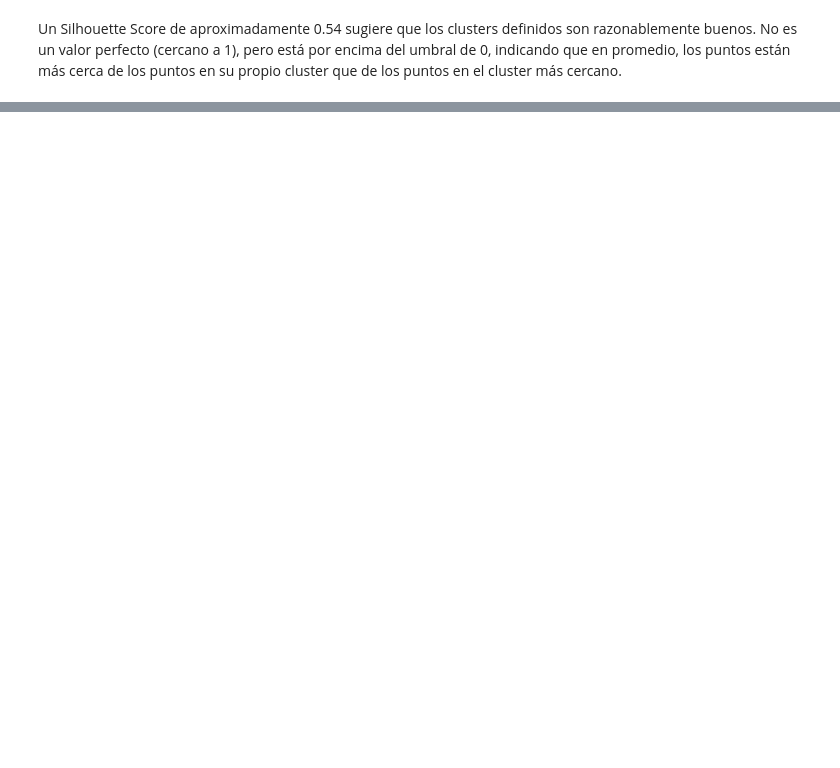
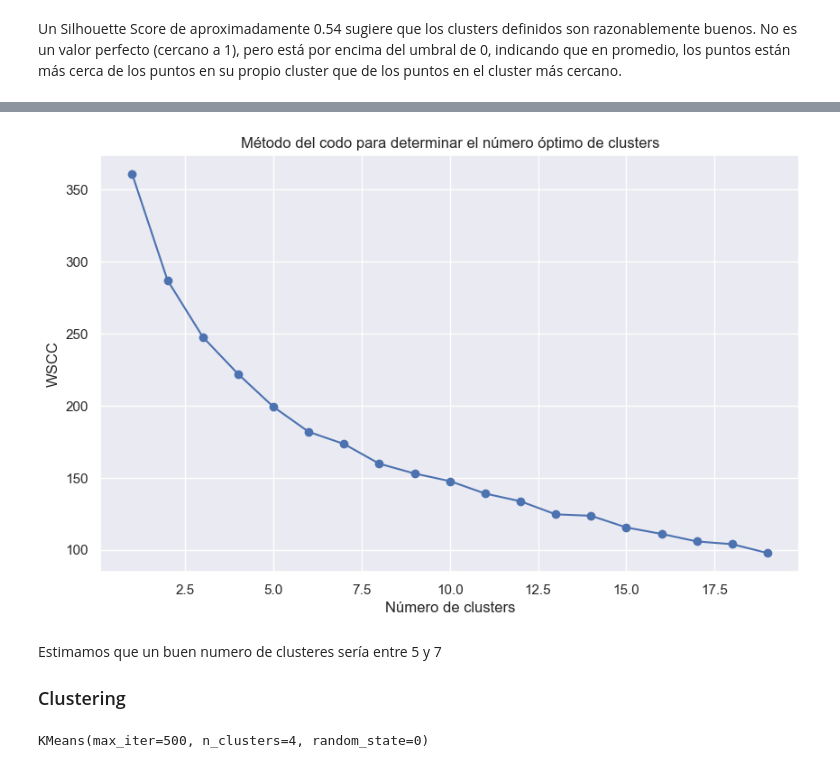
Before and after one commit to LeivaDiego/Proyecto-Mineria, a Jupyter notebook: IPC_EDA_V2.ipynb, the cells around one changed output, grey strips where cells are left out. Drawn from its saved outputs; the diff is of its cells as text; code cells hidden in the pictures; blank space fills up the shorter version.

Commit message:
nuevo cluster

```diff
--- a/IPC_EDA_V2.ipynb
+++ b/IPC_EDA_V2.ipynb
@@ -1109,0 +1164,5 @@ Un Silhouette Score de aproximadamente 0.54 sugiere que los clusters definidos s
+# %%
+new_df.fillna(value=new_df.mean(), inplace=True)
+
+null_counts = new_df.isnull().sum()
+print(null_counts)
@@ -1109,0 +1189,3 @@ Un Silhouette Score de aproximadamente 0.54 sugiere que los clusters definidos s
+# %%
+scaler = MinMaxScaler()
+new_df_encoded = scaler.fit_transform(new_df)
@@ -1109,0 +1194,13 @@ Un Silhouette Score de aproximadamente 0.54 sugiere que los clusters definidos s
+# %%
+#Calcular que tan similares son los individuos dentro de los clusters
+wscc = [] #Within cluster sum of squares
+
+# Rango de número de clusters a probar
+range_clusters = range(1, 20)
+
+for i in range_clusters:
+    kmeans = KMeans(n_clusters=i, init='k-means++', max_iter=300, n_init=10, random_state=42)
+    kmeans.fit(new_df_encoded) #Aplicamos KMeans a los datos
+    wscc.append(kmeans.inertia_)
+
+wscc
@@ -1109,0 +1227,18 @@ Un Silhouette Score de aproximadamente 0.54 sugiere que los clusters definidos s
+# %%
+plt.figure(figsize=(10, 6))
+plt.plot(range_clusters, wscc, marker='o')
+plt.title('Método del codo para determinar el número óptimo de clusters')
+plt.xlabel('Número de clusters')
+plt.ylabel('WSCC')
+plt.grid(True)
+plt.show()
+# %% [output]
+[figure, added]
+# %% [markdown]
+Estimamos que un buen numero de clusteres sería entre 5 y 7
+### Clustering
+# %%
+clustering = KMeans(n_clusters = 4, random_state=0, max_iter = 500) # Creamos el modelo
+clustering.fit(new_df_encoded) # Aplica el modelo a los datos
+# %% [output]
+KMeans(max_iter=500, n_clusters=4, random_state=0)
```
Also changed, not shown: parts of 24 cells of this notebook.
